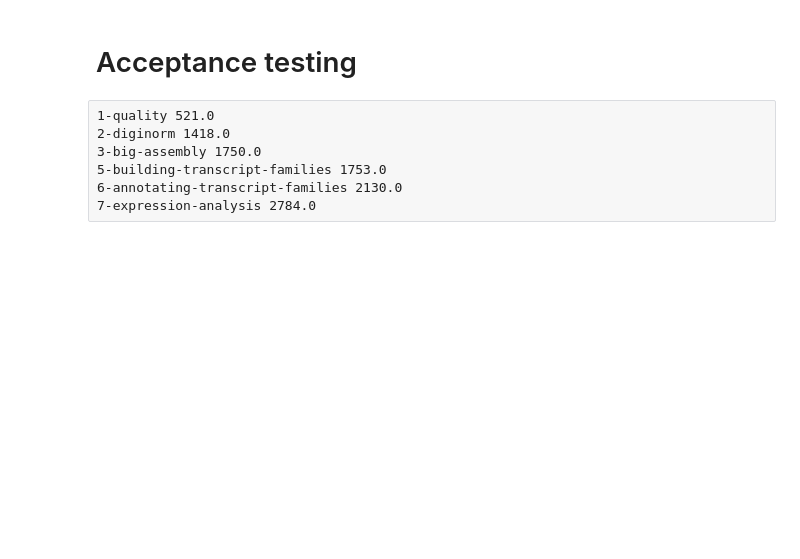
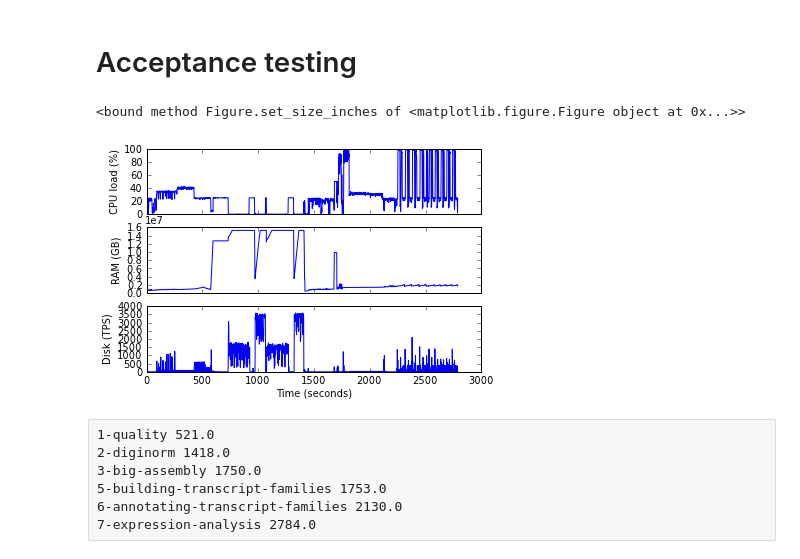
Before and after one commit to ctb/sartre, a Jupyter notebook: bench0.ipynb, the cells around one changed output. Saved outputs shown, nothing was run; the diff lists cells and outputs as text; code cells hidden in the pictures; blank space fills up the shorter version.

```diff
--- a/bench0.ipynb
+++ b/bench0.ipynb
@@ -6,7 +42,12 @@ Populating the interactive namespace from numpy and matplotlib
 # Acceptance testing
 # %%
 import numpy
-shortdata = numpy.loadtxt('short/log.out')
+shortdata = numpy.loadtxt('short-m1.xlarge/log.out')
+# %%
+triptych(shortdata)
+# %% [output]
+<bound method Figure.set_size_inches of <matplotlib.figure.Figure object at 0x...>>
+[figure, added]
 # %% [raw]
 1-quality 521.0
 2-diginorm 1418.0
```
Also changed, not shown: parts of 4 cells of this notebook, 2 other files.
